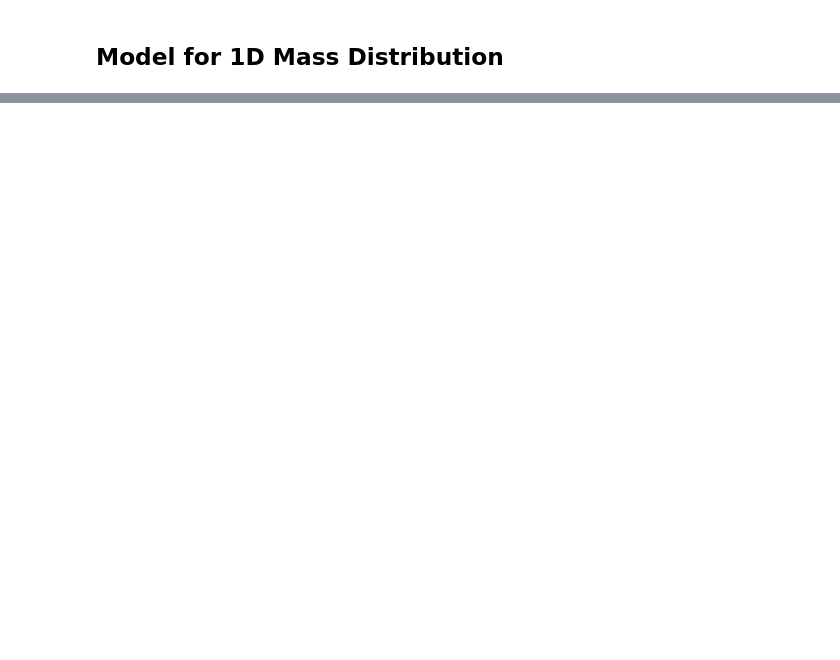
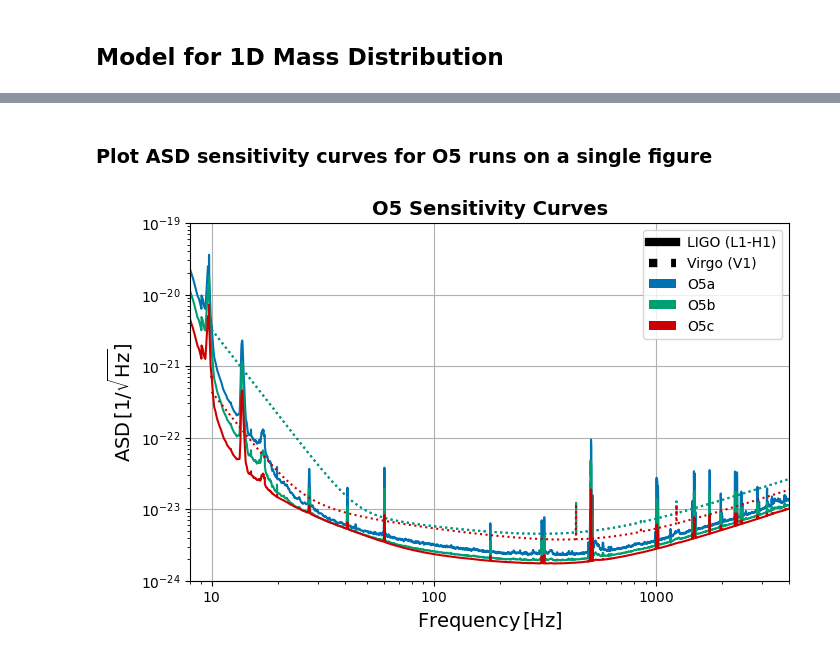
Before and after one commit to weizmannk/cbc-population-distributions, a Jupyter notebook: scripts/quick_start.ipynb, the cells around one changed output, grey strips where cells are left out. Cells and saved outputs as stored; diff of their text form; code cells hidden in the pictures; blank space fills up the shorter version.

```diff
--- a/scripts/quick_start.ipynb
+++ b/scripts/quick_start.ipynb
@@ -999,25 +1441,14 @@ calculator.plot_sensitivity_curves(
 # %%
 # Run the analysis (prints a summary automatically)
-results, d_max = run_analysis(
-    datapath="../data/SummerFall",
-    run_names=["HL", "HLV"],
-    Number_BNS={"HL": 4, "HLV": 6},
-    Number_NSBH={"HL": 4, "HLV": 6},
-    ns_max_mass=3.0,
-    Mabs=-16,
-    mlim=22,
-    n_realizations=100_000,
-    seed=42,
-    verbose=True,
-)
 
 
-# Plot and optionally save
+path = Path("../data/asd")
+ifos = ["L1", "H1", "V1"]
+run_names = ["O4-HL", "O4-HLV", "O5a-HL", "O5a-HLV", "O5b-HLV", "O5c-HLV"]
 
-fig = plot_results(
-    results,
-    run_names=["HL", "HLV"],
-    outdir="./plots",
-    filename="ndet_ZTF_BNS_NSBH.pdf",
-    show=True,
+calculator = BNSInspiralRangeCalculator(
+    run_names=run_names,
+    ifos=ifos,
+    path=path,
+    data_type="ASD",
 )
@@ -1023,0 +1522,9 @@ fig = plot_results(
+# %% [markdown]
+### Plot ASD sensitivity curves for O5 runs on a single figure
+# %%
+calculator.plot_sensitivity_curves(
+    run_names=["O5a-HLV", "O5b-HLV", "O5c-HLV"],
+    outdir=None,
+)
+# %% [output]
+[figure, added]
```
Also changed, not shown: parts of 45 cells of this notebook, 17 other files.
